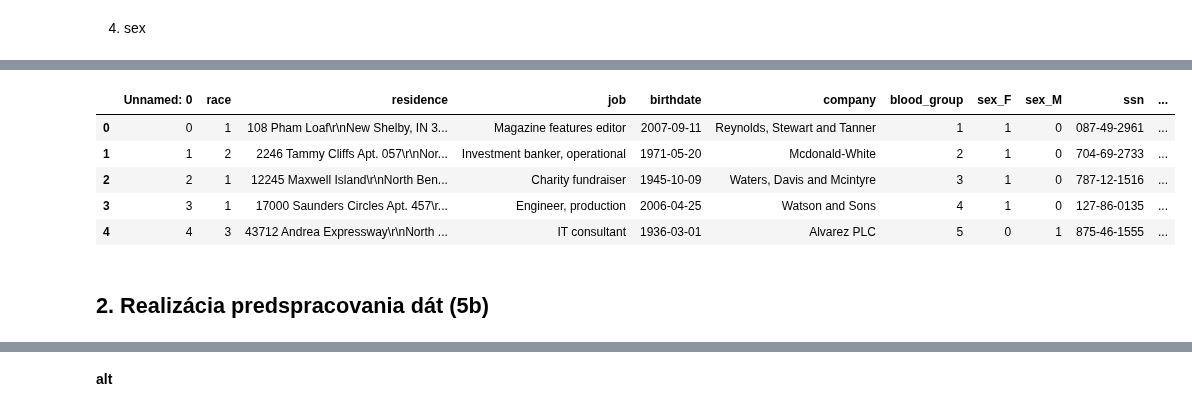
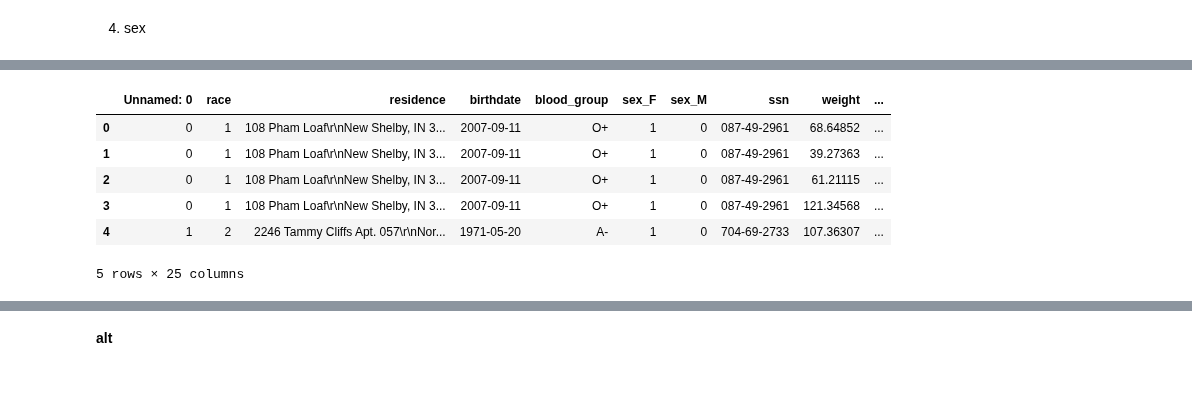
Before and after one commit to psmrecek/IAU-Projekt-ZS2021, a Jupyter notebook: Fáza 2 - Langová.ipynb, the cells around one changed output, grey strips where cells are left out. Saved outputs shown, nothing was run; the diff lists cells and outputs as text; code cells hidden in the pictures; blank space fills up the shorter version.

```diff
--- a/Fáza 2 - Langová.ipynb
+++ b/Fáza 2 - Langová.ipynb
@@ -81,6 +89,6 @@ profiles['state'].value_counts().plot(kind='bar', figsize=(20, 5))
 # %%
 ce_ordinal = ce.OrdinalEncoder(cols=['state'])
-profiles = ce_ordinal.fit_transform(profiles)
+merged = ce_ordinal.fit_transform(merged)
 # %% [markdown]
 3. blood_group
 # %%
@@ -90,4 +98,4 @@ profiles = ce_ordinal.fit_transform(profiles)
 4. sex
 # %%
 ce_OHE = ce.OneHotEncoder(cols=['sex'], use_cat_names=True)
-profiles = ce_OHE.fit_transform(profiles)
+merged = ce_OHE.fit_transform(merged)
@@ -96,6 +106,6 @@ import datetime
 def frombirthtoage(born):
     now = datetime.date.today()
     return now.year - born.year - ((now.month, now.day) < (born.month, born.day))
-ages = profiles['birthdate'].apply(lambda d: frombirthtoage(d))
-profiles = profiles.assign(age=ages.values)
+ages = merged['birthdate'].apply(lambda d: frombirthtoage(d))
+merged = merged.assign(age=ages.values)
 # %%
@@ -106,11 +118,13 @@ profiles.age.hist(bins=25)
+# %%
+ce_ordinal = ce.OrdinalEncoder(cols=['relationship'])
+merged = ce_ordinal.fit_transform(merged)
 # %%
-profiles.head()
+merged.head()
 # %% [output]
-|  | Unnamed: 0 | race | residence | job | birthdate | company | blood_group | sex_F | sex_M | ssn | ... |
-| 0 | 0 | 1 | 108 Pham Loaf\r\nNew Shelby, IN 3... | Magazine features editor | 2007-09-11 | Reynolds, Stewart and Tanner | 1 | 1 | 0 | 087-49-2961 | ... |
-| 1 | 1 | 2 | 2246 Tammy Cliffs Apt. 057\r\nNor... | Investment banker, operational | 1971-05-20 | Mcdonald-White | 2 | 1 | 0 | 704-69-2733 | ... |
-| 2 | 2 | 1 | 12245 Maxwell Island\r\nNorth Ben... | Charity fundraiser | 1945-10-09 | Waters, Davis and Mcintyre | 3 | 1 | 0 | 787-12-1516 | ... |
-| 3 | 3 | 1 | 17000 Saunders Circles Apt. 457\r... | Engineer, production | 2006-04-25 | Watson and Sons | 4 | 1 | 0 | 127-86-0135 | ... |
-| 4 | 4 | 3 | 43712 Andrea Expressway\r\nNorth ... | IT consultant | 1936-03-01 | Alvarez PLC | 5 | 0 | 1 | 875-46-1555 | ... |
+|  | Unnamed: 0 | race | residence | birthdate | blood_group | sex_F | sex_M | ssn | weight | ... |
+| 0 | 0 | 1 | 108 Pham Loaf\r\nNew Shelby, IN 3... | 2007-09-11 | O+ | 1 | 0 | 087-49-2961 | 68.64852 | ... |
+| 1 | 0 | 1 | 108 Pham Loaf\r\nNew Shelby, IN 3... | 2007-09-11 | O+ | 1 | 0 | 087-49-2961 | 39.27363 | ... |
+| 2 | 0 | 1 | 108 Pham Loaf\r\nNew Shelby, IN 3... | 2007-09-11 | O+ | 1 | 0 | 087-49-2961 | 61.21115 | ... |
+| 3 | 0 | 1 | 108 Pham Loaf\r\nNew Shelby, IN 3... | 2007-09-11 | O+ | 1 | 0 | 087-49-2961 | 121.34568 | ... |
+| 4 | 1 | 2 | 2246 Tammy Cliffs Apt. 057\r\nNor... | 1971-05-20 | A- | 1 | 0 | 704-69-2733 | 107.36307 | ... |
+5 rows × 25 columns
-# %% [markdown]
-## 2. Realizácia predspracovania dát (5b)
```
Also changed, not shown: parts of 27 cells of this notebook, 1 other file.
